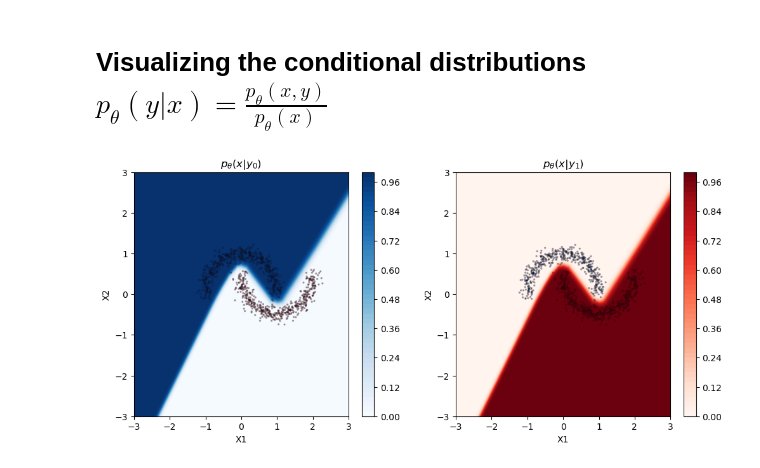
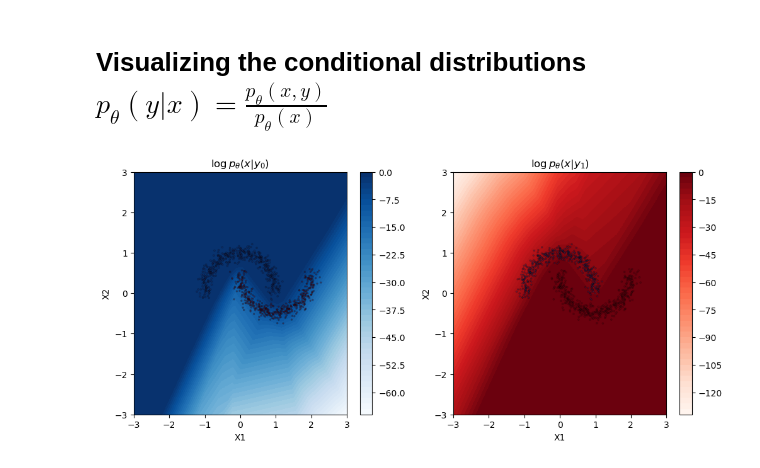
Before and after one commit to simonschindler/JEM, a Jupyter notebook: GenAI_ReadingGroup/code/JEM.ipynb, the cells around one changed output. Drawn from its saved outputs; the diff is of its cells as text; code cells hidden in the pictures.

```diff
--- a/GenAI_ReadingGroup/code/JEM.ipynb
+++ b/GenAI_ReadingGroup/code/JEM.ipynb
@@ -89,14 +88,14 @@ X = t.meshgrid(t.linspace(xlims[0,0],xlims[0,1],npoints),t.linspace(xlims[0,0],x
 grid = t.stack([X[0].reshape(-1), X[1].reshape(-1)], dim=1).to(device)
 with t.no_grad():
     logits = trad_clf(grid)
-    probs = t.softmax(logits,dim=1)
-p_xy = probs.cpu().reshape(npoints,npoints,2)
+    log_probs = t.log(t.softmax(logits,dim=1))
+log_p_x_given_y = log_probs.cpu().reshape(npoints,npoints,2)
 
 fig, ax = plt.subplots(1, 2, figsize=(12, 5))
-titles = [r"$p_\theta(x,y_0)$", r"$p_\theta(x,y_1)$"]
+titles = [r"$\log p_\theta(x|y_0)$", r"$\log p_\theta(x|y_1)$"]
 cmaps = ['Blues', 'Reds']
 for i in range(2):
-    cs = ax[i].contourf(X[0], X[1], p_xy[:,:,i], levels=50, cmap=cmaps[i])
+    cs = ax[i].contourf(X[0], X[1], log_p_x_given_y[:,:,i], levels=50, cmap=cmaps[i])
     fig.colorbar(cs, ax=ax[i])
     ax[i].scatter(moonsDS.X[:,0], moonsDS.X[:,1], c=moonsDS.y, edgecolor='k', s=2, cmap='coolwarm', alpha=1)
     ax[i].set_title(titles[i])
@@ -115,14 +114,14 @@ X = t.meshgrid(t.linspace(xlims[0,0],xlims[0,1],npoints),t.linspace(xlims[0,0],x
 grid = t.stack([X[0].reshape(-1), X[1].reshape(-1)], dim=1).to(device)
 with t.no_grad():
     logits = trad_clf(grid)
-    probs = t.exp(logits)
-p_xy = probs.cpu().reshape(npoints,npoints,2)
+    log_probs = logits
+log_p_xy = log_probs.cpu().reshape(npoints,npoints,2)
 
 fig, ax = plt.subplots(1, 2, figsize=(12, 5))
-titles = [r"$Z(\theta)p_\theta(x,y_0)$", r"$Z(\theta)p_\theta(x,y_1)$"]
+titles = [r"$\log p_\theta(x,y_0)$", r"$\log p_\theta(x,y_1)$"]
 cmaps = ['Blues', 'Reds']
 for i in range(2):
-    cs = ax[i].contourf(X[0], X[1], p_xy[:,:,i], levels=50, cmap=cmaps[i])
+    cs = ax[i].contourf(X[0], X[1], log_p_xy[:,:,i], levels=50, cmap=cmaps[i])
     fig.colorbar(cs, ax=ax[i])
     ax[i].scatter(moonsDS.X[:,0], moonsDS.X[:,1], c=moonsDS.y, edgecolor='k', s=2, cmap='coolwarm', alpha=1)
     ax[i].set_title(titles[i])
@@ -141,14 +140,14 @@ X = t.meshgrid(t.linspace(xlims[0,0],xlims[0,1],npoints),t.linspace(xlims[0,0],x
 grid = t.stack([X[0].reshape(-1), X[1].reshape(-1)], dim=1).to(device)
 with t.no_grad():
     logits = trad_clf(grid)
-    probs = t.sum(t.exp(logits),axis=-1)
-p_x = probs.cpu().reshape(npoints,npoints)
+    log_probs = t.logsumexp(logits,axis=-1)
+log_p_x = log_probs.cpu().reshape(npoints,npoints)
 
 fig, ax = plt.subplots(1, 1, figsize=(5, 5))
-titles = [r"$Z(\theta)p_\theta(x)$"]
+titles = [r"$\log p_\theta(x)$"]
 cmaps = ['Greens']
 for i in range(1):
-    cs = ax.contourf(X[0], X[1], p_x[:,:], levels=50, cmap=cmaps[i])
+    cs = ax.contourf(X[0], X[1], log_p_x[:,:], levels=50, cmap=cmaps[i])
     fig.colorbar(cs, ax=ax)
     ax.scatter(moonsDS.X[:,0], moonsDS.X[:,1], c=moonsDS.y, edgecolor='k', s=2, cmap='coolwarm', alpha=1)
     ax.set_title(titles[i])
@@ -162,26 +161,26 @@ plt.show()
 # %%
 xlims = np.array([[-3,3],[-3,3]])
 npoints = 1000
 
 X = t.meshgrid(t.linspace(xlims[0,0],xlims[0,1],npoints),t.linspace(xlims[0,0],xlims[0,1],npoints))
 grid = t.stack([X[0].reshape(-1), X[1].reshape(-1)], dim=1).to(device)
 with t.no_grad():
     logits = trad_clf(grid)
-    probs_xy = t.exp(logits)
-    probs_x = t.sum(probs_xy,axis=-1,keepdim=True)
-    probs = probs_xy / probs_x
-p_x_given_y = probs.cpu().reshape(npoints,npoints,2)
+    log_probs_xy = logits
+    log_probs_x = t.logsumexp(logits,keepdim=True,axis=-1)    #t.sum(probs_xy,axis=-1,keepdim=True)
+    log_probs = log_probs_xy - log_probs_x
+log_p_x_given_y = log_probs.cpu().reshape(npoints,npoints,2)
 
 fig, ax = plt.subplots(1, 2, figsize=(12, 5))
-titles = [r"$p_\theta(x|y_0)$", r"$p_\theta(x|y_1)$"]
+titles = [r"$\log p_\theta(x|y_0)$", r"$\log p_\theta(x|y_1)$"]
 cmaps = ['Blues', 'Reds']
 for i in range(2):
-    cs = ax[i].contourf(X[0], X[1], p_x_given_y[:,:,i], levels=50, cmap=cmaps[i])
+    cs = ax[i].contourf(X[0], X[1], log_p_x_given_y[:,:,i], levels=50, cmap=cmaps[i])
     fig.colorbar(cs, ax=ax[i])
     ax[i].scatter(moonsDS.X[:,0], moonsDS.X[:,1], c=moonsDS.y, edgecolor='k', s=2, cmap='coolwarm', alpha=.3)
     ax[i].set_title(titles[i])
     ax[i].set_xlabel("X1")
     ax[i].set_ylabel("X2")
 plt.show()
 # %% [output]
-[figure, old version]
+[figure, new version]
```
Also changed, not shown: parts of 15 cells of this notebook, 3 other files.
